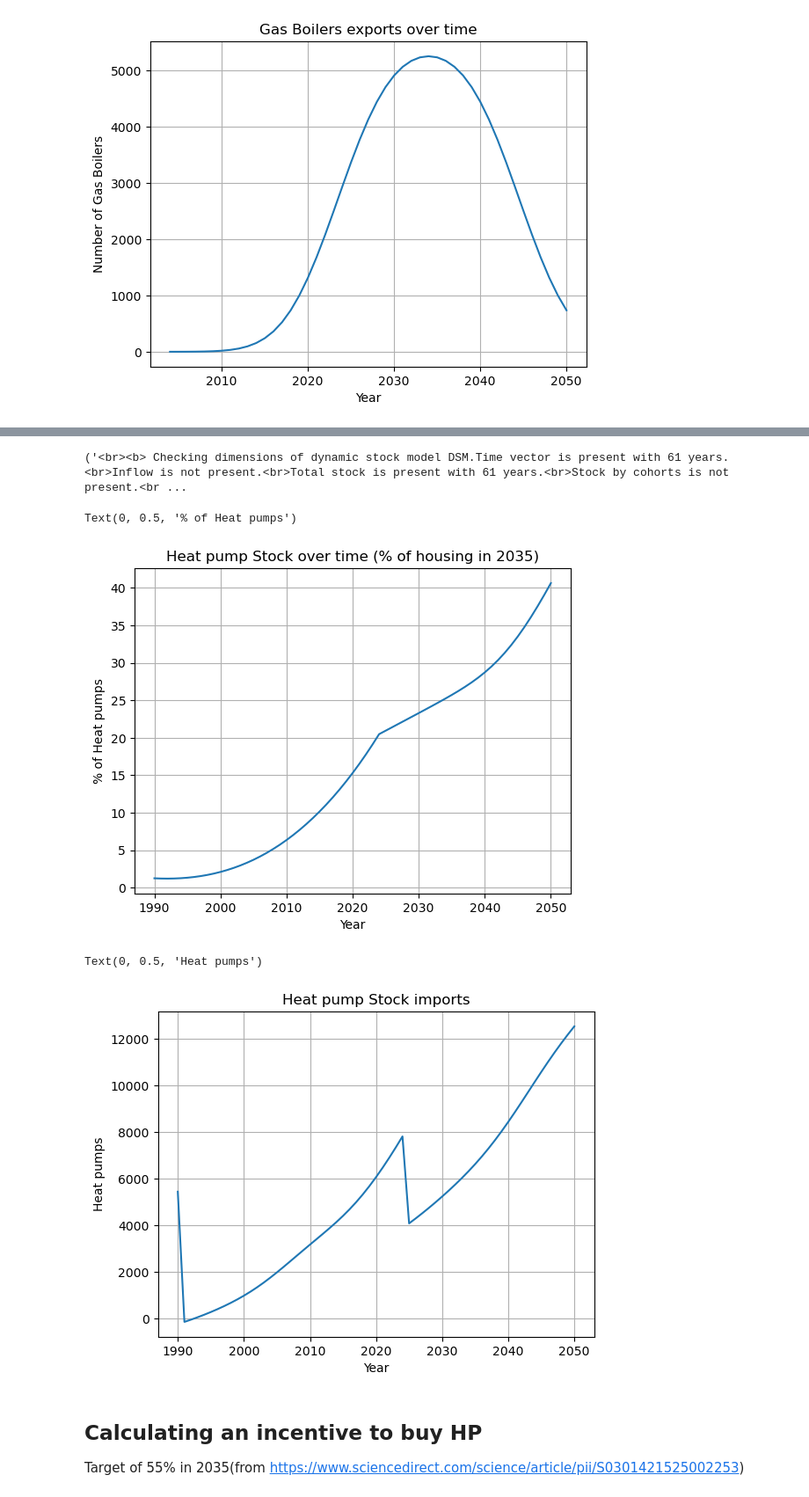
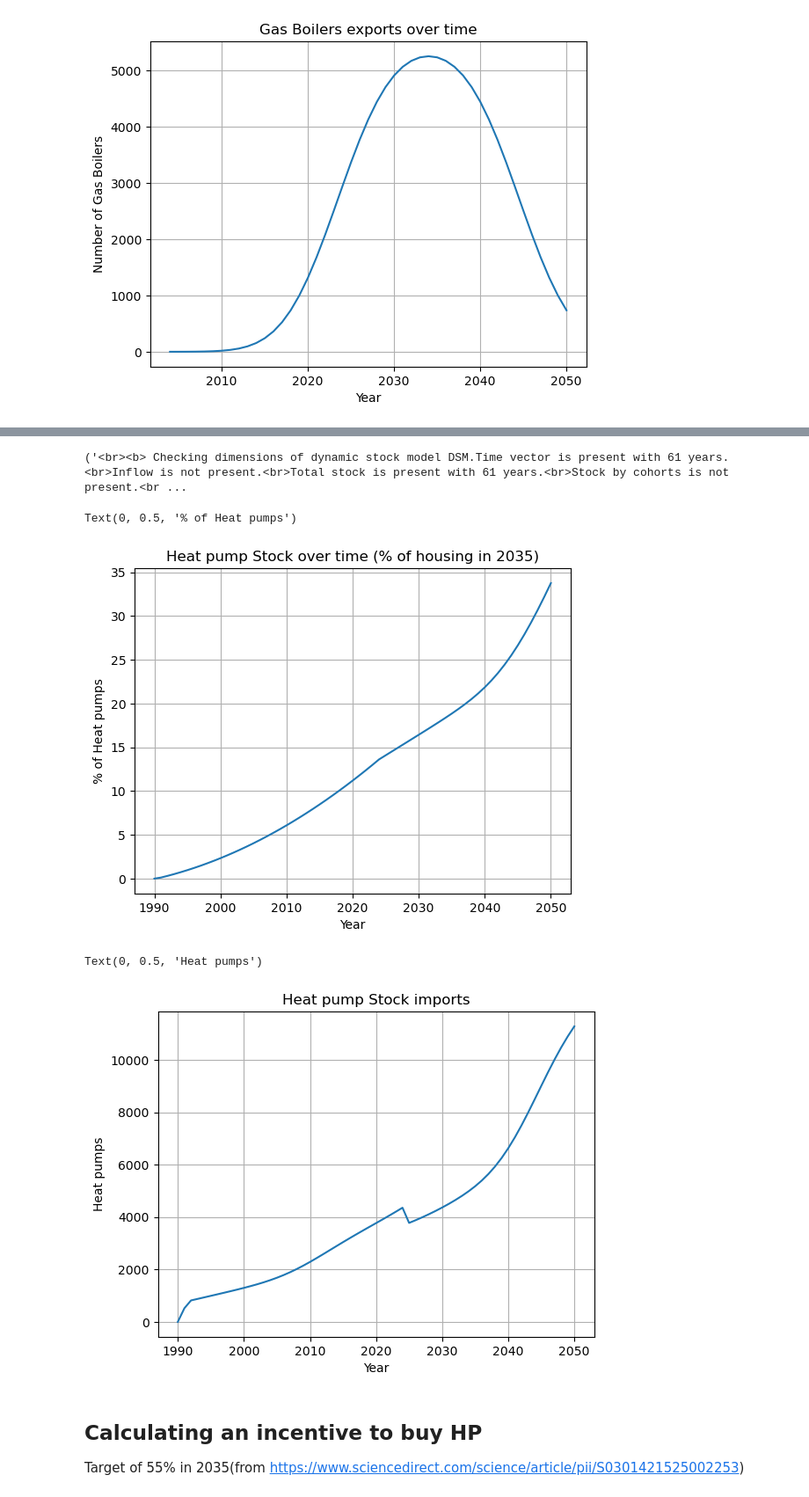
Before and after one commit to Margaux-Ccd/MFA_HeatPumps, a Jupyter notebook: Dynamic_MFA/Dynamic_HP.ipynb, the cells around one changed output, grey strips where cells are left out. Shown at 88% size. Drawn from its saved outputs; the diff is of its cells as text; code cells hidden in the pictures.

Commit message:
1st order extrapolation

```diff
--- a/Dynamic_MFA/Dynamic_HP.ipynb
+++ b/Dynamic_MFA/Dynamic_HP.ipynb
@@ -87,7 +87,7 @@ y = np.array(Housing_data)
 polynomial_func, a0, a_prime = polyfit_fixed_last_point(x, y, degree=1)
 
 # Generate points for plotting the curve
-x_new = np.arange(1990, 2051)
+x_new = np.arange(1960, 2051)
 y_fit = polynomial_func(x_new)
 
 # Plotting
@@ -184,7 +184,7 @@ x = np.array(Data_past)
 y = np.array(Data_past_HP)
 
 # Perform the constrained fit
-polynomial_func, a0, a_prime = polyfit_fixed_last_point(x, y, degree=2)
+polynomial_func, a0, a_prime = polyfit_fixed_last_point(x, y, degree=1)
 
 # Generate points for plotting the curve
 x_new = Years_HP
@@ -192,7 +192,7 @@ y_fit = polynomial_func(x_new)
 print(len(y_fit))
 # Plotting
 plt.scatter(x, y, label='Original Data')
-plt.plot(x_new, y_fit, color='red', label='2nd Order Constrained Fit')
+plt.plot(x_new, y_fit.clip(min=0), color='red', label='2nd Order Constrained Fit')
 plt.scatter(x[-1], y[-1], color='green', zorder=5, label='Fixed Point') # Highlight fixed point
 plt.xlabel('x')
 plt.ylabel('y')
@@ -206,6 +206,6 @@ plt.show()
 # print(f"Function: {polynomial_func}")
 
 
-HP_stock_i=[x*h for x,h in zip(y_fit.tolist(),Housing)]
+HP_stock_i=[x*h for x,h in zip(y_fit.clip(min=0).tolist(),Housing)]
 # %% [output]
 35
@@ -245,18 +245,18 @@ plt.ylabel('% of Heat pumps')
 # %% [output]
 ('<br><b> Checking dimensions of dynamic stock model DSM.Time vector is present with 61 years.<br>Inflow is not present.<br>Total stock is present with 61 years.<br>Stock by cohorts is not present.<br ...
 Text(0, 0.5, '% of Heat pumps')
-[figure, old version]
+[figure, new version]
 # %%
 # plot stock
 
 plt.grid()
 plt.plot( HP_DSM.t,HP_DSM.i, label='Heat pump import')
-plt.title('Heat pump Stock imports')
+plt.title('Heat pump imports')
 plt.xlabel('Year')
 plt.ylabel('Heat pumps')
 # %% [output]
 Text(0, 0.5, 'Heat pumps')
-[figure, old version]
+[figure, new version]
 # %% [markdown]
 ## Calculating an incentive to buy HP
 Target of 55% in 2035(from https://www.sciencedirect.com/science/article/pii/S0301421525002253)
```
Also changed, not shown: parts of 6 cells of this notebook.
